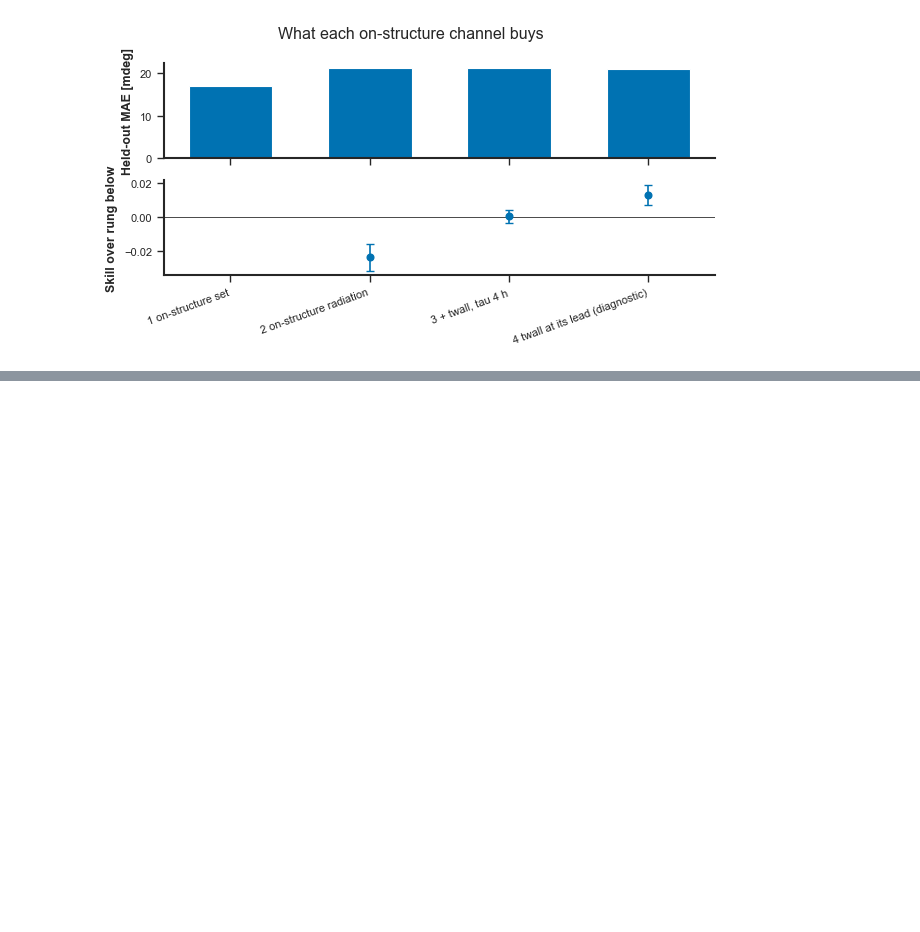
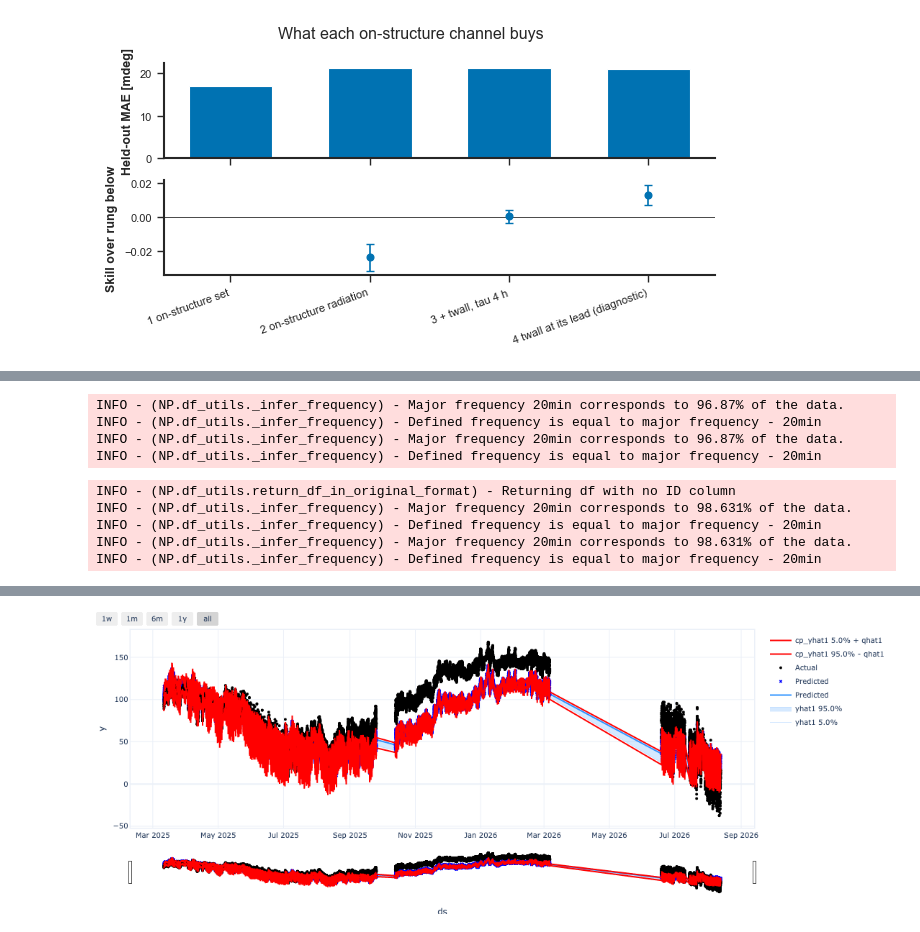
Before and after one commit to eugeniomoreira-iaud/neuralprophet-shm, a Jupyter notebook: studies/05_greybox_monitoring/greybox_monitoring_study.ipynb, the cells around one changed output, grey strips where cells are left out. Drawn from its saved outputs; the diff is of its cells as text; code cells hidden in the pictures; blank space fills up the shorter version.

```diff
--- a/studies/05_greybox_monitoring/greybox_monitoring_study.ipynb
+++ b/studies/05_greybox_monitoring/greybox_monitoring_study.ipynb
@@ -1447,0 +1596,24 @@ figures.plot_ladder(ladder, title='What each on-structure channel buys',
+# %%
+model_str, train_str_fit, _ = models_a['str']
+split = int(len(train_str_fit) * 0.8)
+passthrough = ('tair', 'rh', 'sr') + (tuple(CONDITIONS.values()) if CONDITIONS else ())
+native = model_str.conformal_predict(
+    prediction._model_frame(def_frames['str'].iloc[len(train_str_fit):], passthrough),
+    calibration_df=prediction._model_frame(train_str_fit.iloc[split:], passthrough),
+    alpha=CONFORMAL_ALPHA, method=CONFORMAL_METHOD, show_all_PI=True)
+native_fig = model_str.conformal_plot(native, plotting_backend='plotly')
+if native_fig is not None:
+    viz.show_static(native_fig)
+else:
+    print('conformal_plot returned None under the plotly backend; '
+         'native diagnostic skipped rather than embedding SVG.')
+# %% [output]
+INFO - (NP.df_utils._infer_frequency) - Major frequency 20min corresponds to 96.87% of the data.
+INFO - (NP.df_utils._infer_frequency) - Defined frequency is equal to major frequency - 20min
+INFO - (NP.df_utils._infer_frequency) - Major frequency 20min corresponds to 96.87% of the data.
+INFO - (NP.df_utils._infer_frequency) - Defined frequency is equal to major frequency - 20min
+INFO - (NP.df_utils.return_df_in_original_format) - Returning df with no ID column
+INFO - (NP.df_utils._infer_frequency) - Major frequency 20min corresponds to 98.631% of the data.
+INFO - (NP.df_utils._infer_frequency) - Defined frequency is equal to major frequency - 20min
+INFO - (NP.df_utils._infer_frequency) - Major frequency 20min corresponds to 98.631% of the data.
+INFO - (NP.df_utils._infer_frequency) - Defined frequency is equal to major frequency - 20min
@@ -1447,0 +1622 @@ figures.plot_ladder(ladder, title='What each on-structure channel buys',
+[figure, added]
```
Also changed, not shown: parts of 13 cells of this notebook, 2 other files.
